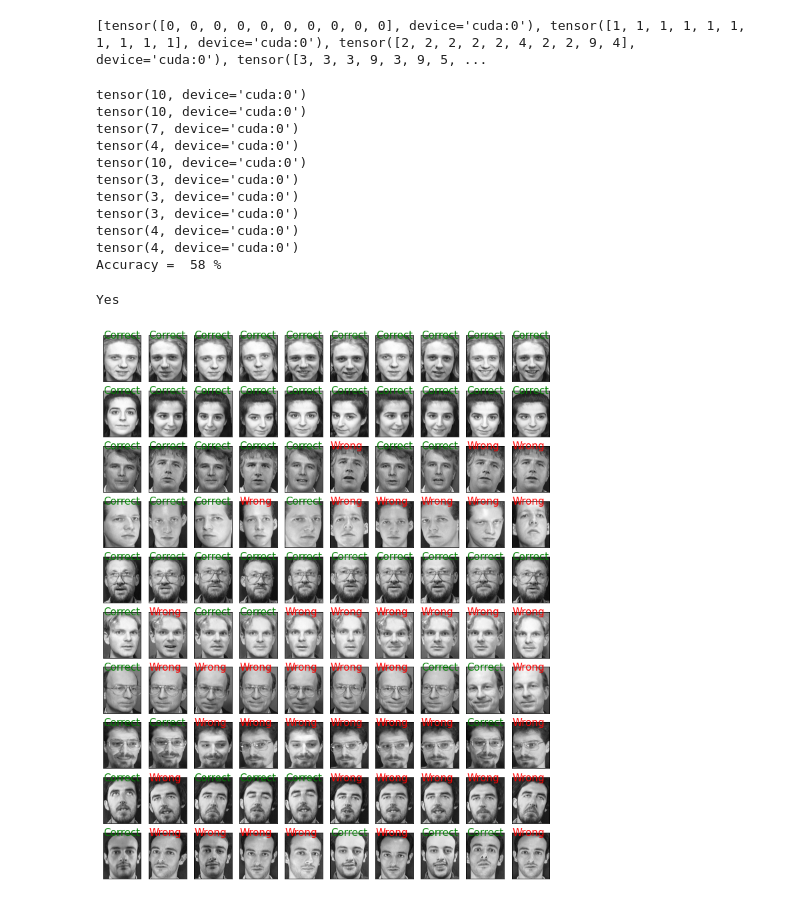
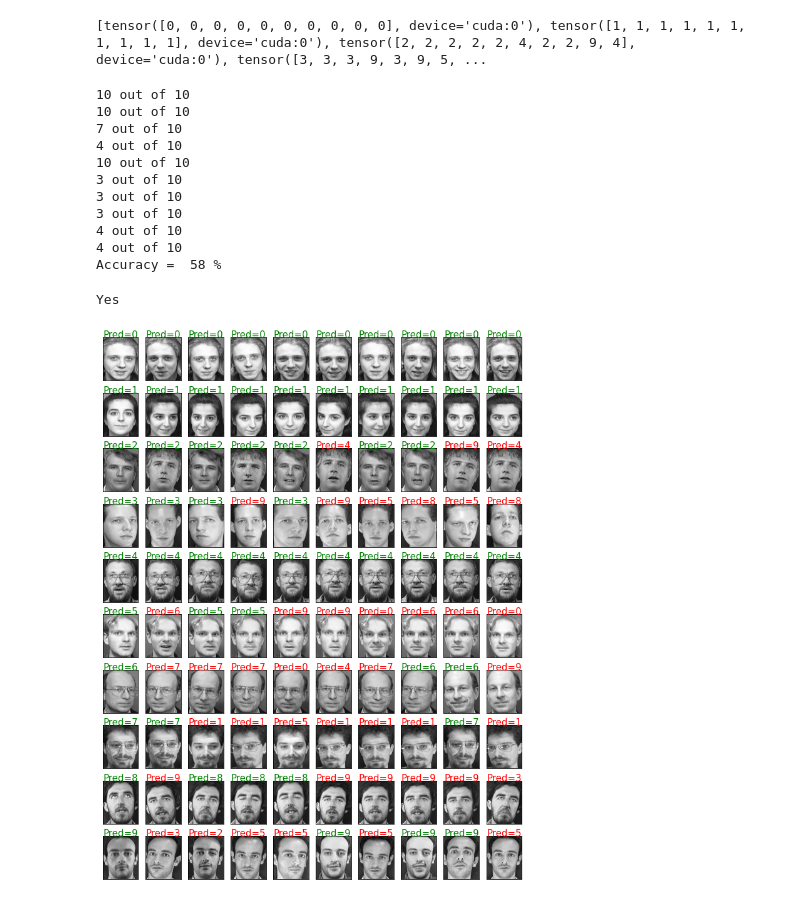
Before and after one commit to ABD-01/Siamese-NN, a Jupyter notebook: Siamese-ORL.ipynb, the cells around one changed output. Drawn from its saved outputs; the diff is of its cells as text; code cells hidden in the pictures.

Commit message:
Shown predictions

```diff
--- a/Siamese-ORL.ipynb
+++ b/Siamese-ORL.ipynb
@@ -350,20 +350,20 @@ print(pred)
 tc = 0
 for i in range(10):
     corr = (pred[i] == i).sum()
-    print(corr)
+    print(corr.item(), 'out of 10')
     tc += corr.item()
 print('Accuracy = ', tc, '%')
 # %% [output]
-tensor(10, device='cuda:0')
-tensor(10, device='cuda:0')
-tensor(7, device='cuda:0')
-tensor(4, device='cuda:0')
-tensor(10, device='cuda:0')
-tensor(3, device='cuda:0')
-tensor(3, device='cuda:0')
-tensor(3, device='cuda:0')
-tensor(4, device='cuda:0')
-tensor(4, device='cuda:0')
+10 out of 10
+10 out of 10
+7 out of 10
+4 out of 10
+10 out of 10
+3 out of 10
+3 out of 10
+3 out of 10
+4 out of 10
+4 out of 10
 Accuracy =  58 %
 # %%
 if pred[0][0] == 0:
@@ -371,16 +371,17 @@ if pred[0][0] == 0:
 # %% [output]
 Yes
 # %%
-_,axxr = plt.subplots(10,10, figsize=(12,15))
+_,axxr = plt.subplots(10,10, figsize=(12,16))
 for i in range(10):
     for j in range(10):
         axxr[i][j].imshow(att_dataset[i][j].squeeze(), cmap='gray')
         if pred[i][j] == i:
-            axxr[i][j].text(0.5,7,'Correct', color='green', fontsize=15)
+            axxr[i][j].text(0.5,1,f'Pred={i}', color='green', fontsize=15)
         else:
-            axxr[i][j].text(0.5,7,'Wrong', color='red', fontsize=15)
+            axxr[i][j].text(0.5,1,f'Pred={pred[i][j].item()}', color='red', fontsize=15)
 plt.setp(plt.gcf().get_axes(), xticks=[], yticks=[])
 # ref : https://stackoverflow.com/questions/25124143/matplotlib-subplots-get-rid-of-tick-labels-altogether
+plt.savefig('/content/drive/MyDrive/Colab Notebooks/prediction_results.png', dpi=200)
 plt.show()
 # %% [output]
-[figure, old version]
+[figure, new version]
```
